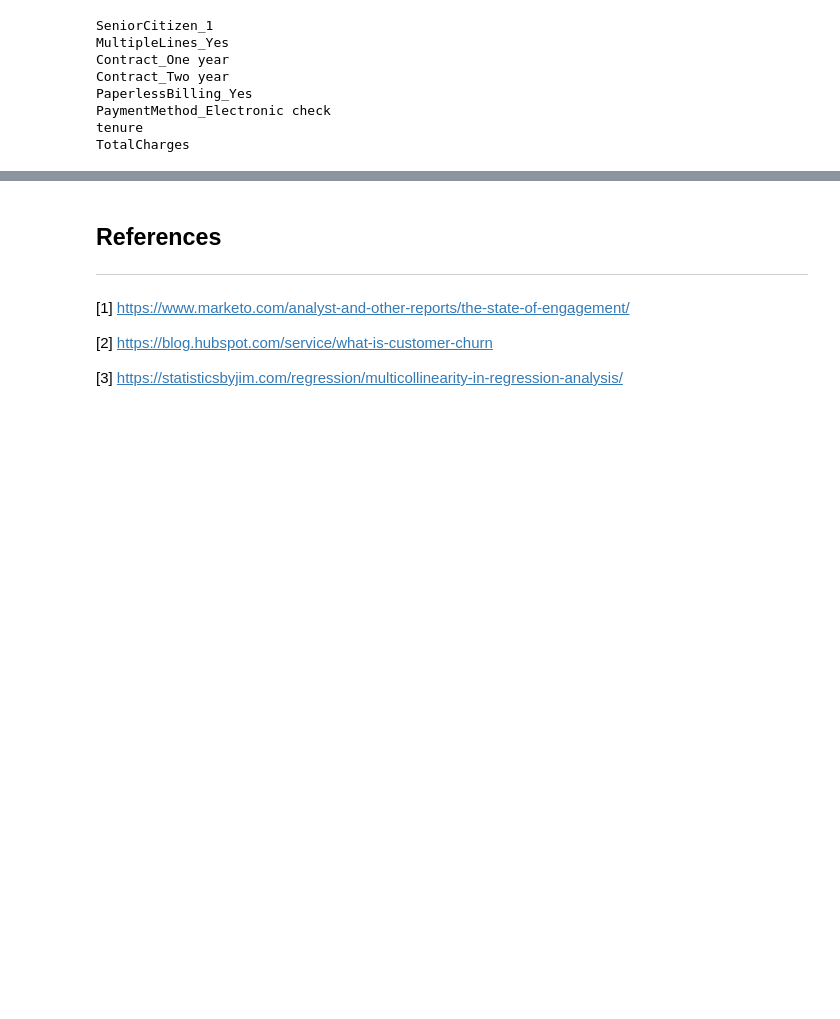
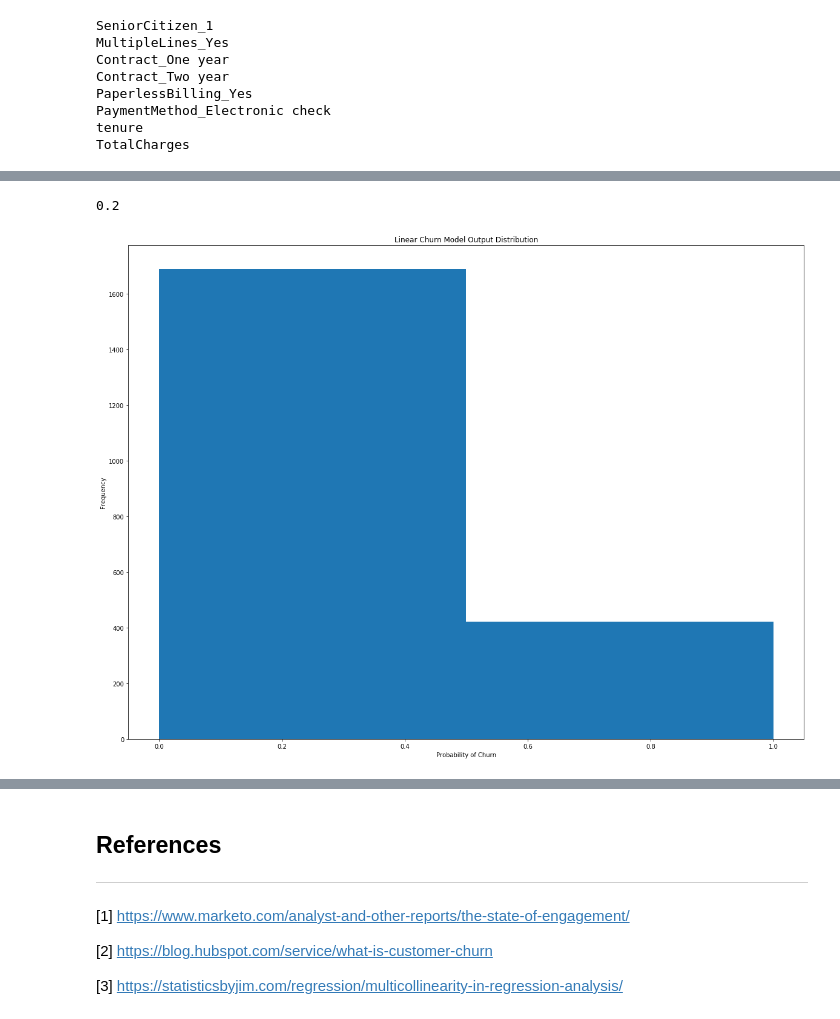
Before and after one commit to austindkoenig/customer-analytics-project, a Jupyter notebook: koenig-prog-assignment.ipynb, the cells around one changed output, grey strips where cells are left out. Cells and saved outputs as stored; diff of their text form; code cells hidden in the pictures; blank space fills up the shorter version.

```diff
--- a/koenig-prog-assignment.ipynb
+++ b/koenig-prog-assignment.ipynb
@@ -259,0 +334,12 @@ Clearly, we need to use a classification model. However, there are many differen
+# %%
+churn_lm_dist_class_figure = plt.figure(figsize = (20, 15))
+churn_lm_dist_class_axis = churn_lm_dist_class_figure.add_subplot(111)
+churn_lm_dist_class_axis.hist(np.around(churn_predicted), bins = 2)
+churn_lm_dist_class_axis.title.set_text('Linear Churn Model Output Distribution')
+churn_lm_dist_class_axis.set_xlabel('Probability of Churn')
+churn_lm_dist_class_axis.set_ylabel('Frequency')
+
+print(np.sum(np.around(churn_predicted)) / churn_predicted.shape[0])
+# %% [output]
+0.2
+[figure, added]
```
Also changed, not shown: parts of 33 cells of this notebook.
